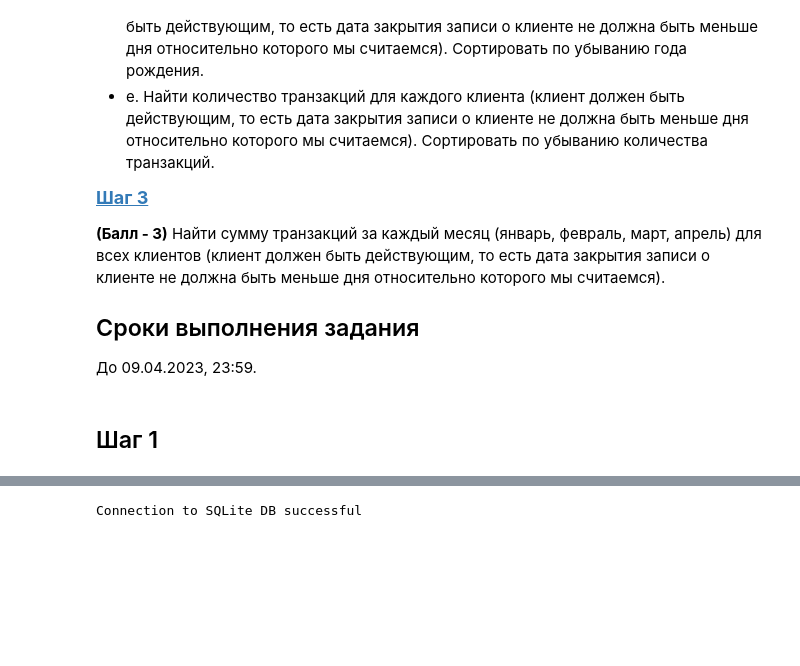
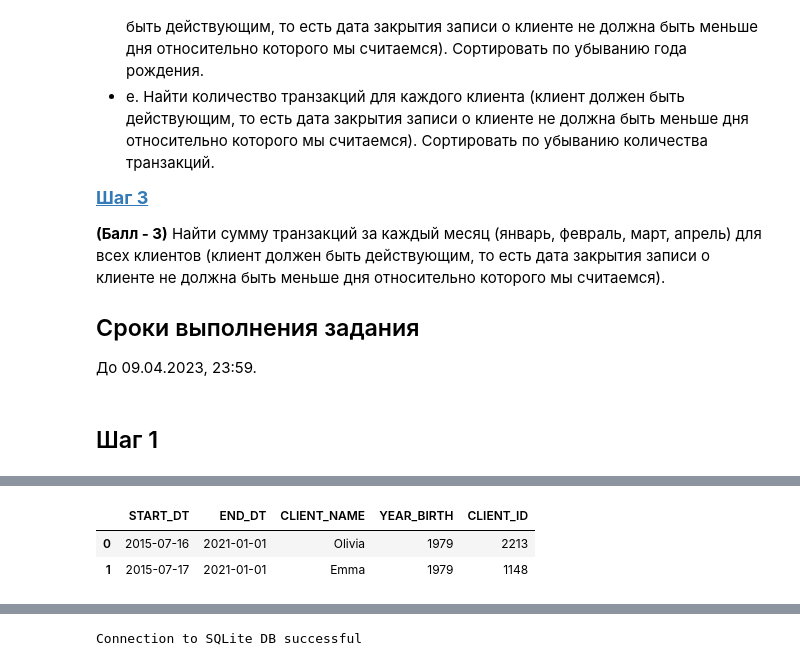
Before and after one commit to esvesv/Storage_systems, a Jupyter notebook: HW_3/Untitled.ipynb, the cells around one changed output, grey strips where cells are left out. Cells and saved outputs as stored; diff of their text form; code cells hidden in the pictures; blank space fills up the shorter version.

```diff
--- a/HW_3/Untitled.ipynb
+++ b/HW_3/Untitled.ipynb
@@ -92,0 +97,6 @@ memory usage: 40.0 MB
+# %%
+customer_bd.head(3)
+# %% [output]
+|  | START_DT | END_DT | CLIENT_NAME | YEAR_BIRTH | CLIENT_ID |
+| 0 | 2015-07-16 | 2021-01-01 | Olivia | 1979 | 2213 |
+| 1 | 2015-07-17 | 2021-01-01 | Emma | 1979 | 1148 |
```
Also changed, not shown: parts of 35 cells of this notebook, 1 other file.
